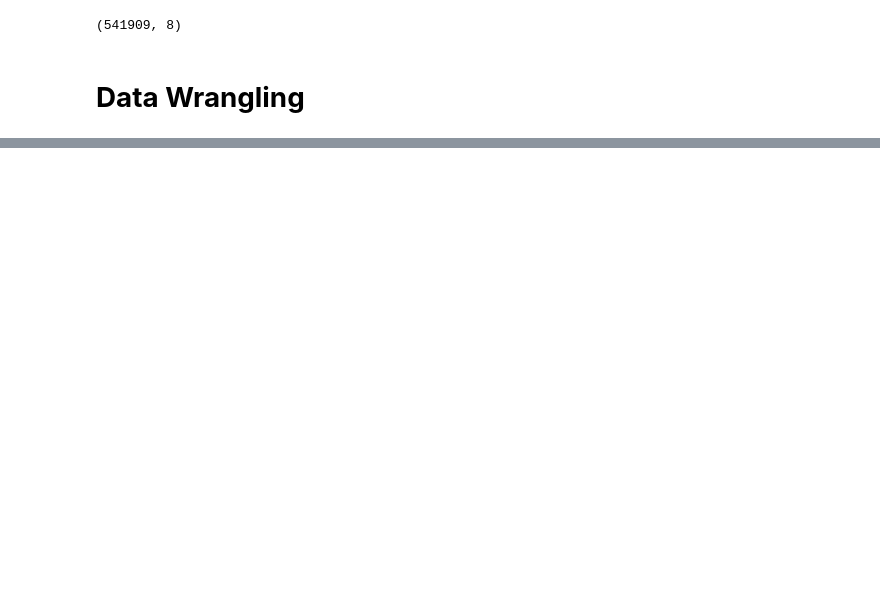
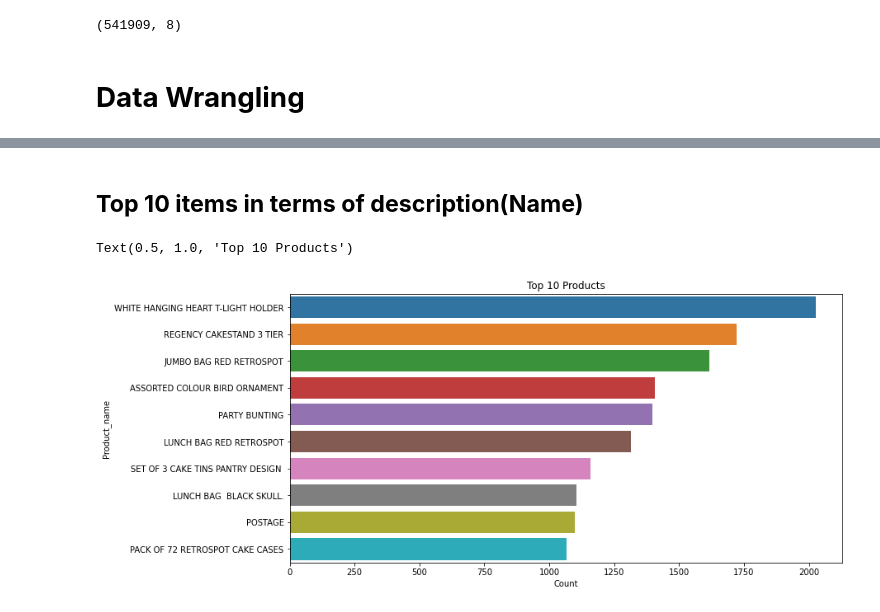
Before and after one commit to vimal9910/Fourth_capstone_project_Customer_Segmentation, a Jupyter notebook: Online_Retail_Customer_Segmentation_Capstone_Projec.ipynb, the cells around one changed output, grey strips where cells are left out. Drawn from its saved outputs; the diff is of its cells as text; code cells hidden in the pictures; blank space fills up the shorter version.

```diff
--- a/Online_Retail_Customer_Segmentation_Capstone_Projec.ipynb
+++ b/Online_Retail_Customer_Segmentation_Capstone_Projec.ipynb
@@ -64,0 +214,8 @@ retail_df.shape
+# %%
+# extracting month from the Invoice date
+retail_df['Month']=retail_df['InvoiceDate'].dt.month_name()
+# %%
+# extracting day from the Invoice date
+retail_df['Day']=retail_df['InvoiceDate'].dt.day_name()
+# %%
+retail_df['TotalAmount']=retail_df['Quantity']*retail_df['UnitPrice']
@@ -64,0 +244,3 @@ retail_df.shape
+# %%
+top_10_product=retail_df['Description'].value_counts().reset_index().rename(columns={'index':'Product_name','Description':'Count'}).head(10)
+top_10_product
@@ -64,0 +259,10 @@ retail_df.shape
+# %% [markdown]
+## **Top 10 items in terms of description(Name)**
+# %%
+# top 10 product in terms of description
+plt.figure(figsize=(12,6))
+sns.barplot(x=top_10_product['Count'],y=top_10_product['Product_name'])
+plt.title('Top 10 Products')
+# %% [output]
+Text(0.5, 1.0, 'Top 10 Products')
+[figure, added]
```
Also changed, not shown: parts of 32 cells of this notebook.
